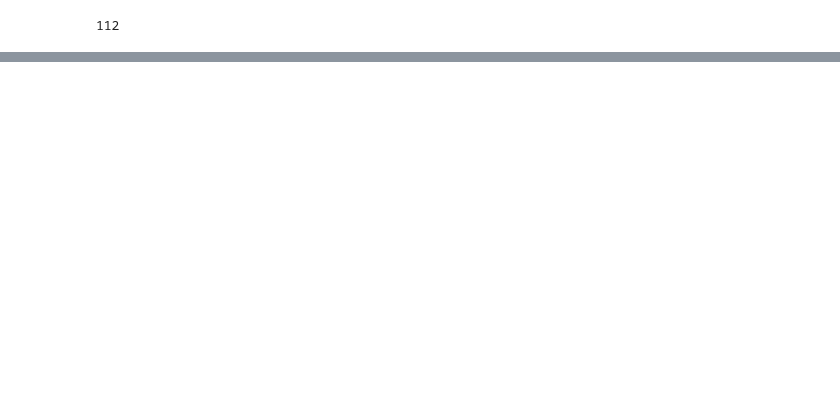
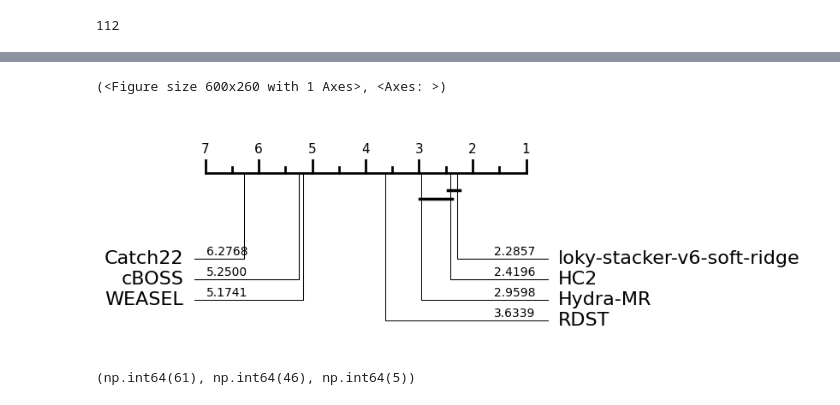
Before and after one commit to gasperpetelin/TSCGlue, a Jupyter notebook: notebooks/bakeoff.ipynb, the cells around one changed output, grey strips where cells are left out. Drawn from its saved outputs; the diff is of its cells as text; code cells hidden in the pictures; blank space fills up the shorter version.

```diff
--- a/notebooks/bakeoff.ipynb
+++ b/notebooks/bakeoff.ipynb
@@ -97,3 +118,14 @@ plot_critical_difference(clsf.to_numpy(), clsf.columns)
+# %%
+clsf = df_performance_full.select(['loky-stacker-v6-soft-ridge', 'HC2', 'Hydra-MR', 'cBOSS', 'Catch22', 'RDST', 'WEASEL'])
+plot_critical_difference(clsf.to_numpy(), clsf.columns)
+# %% [output]
+(<Figure size 600x260 with 1 Axes>, <Axes: >)
+[figure, added]
+# %%
+v = (df_performance_full['loky-stacker-v6-soft-ridge'] - df_performance_full['HC2']).to_numpy()
+(v>0).sum(), (v<0).sum(), (v==0).sum()
+# %% [output]
+(np.int64(61), np.int64(46), np.int64(5))
 # %%
 def dataset_stats():
 
```
Also changed, not shown: parts of 13 cells of this notebook, 9 other files.
